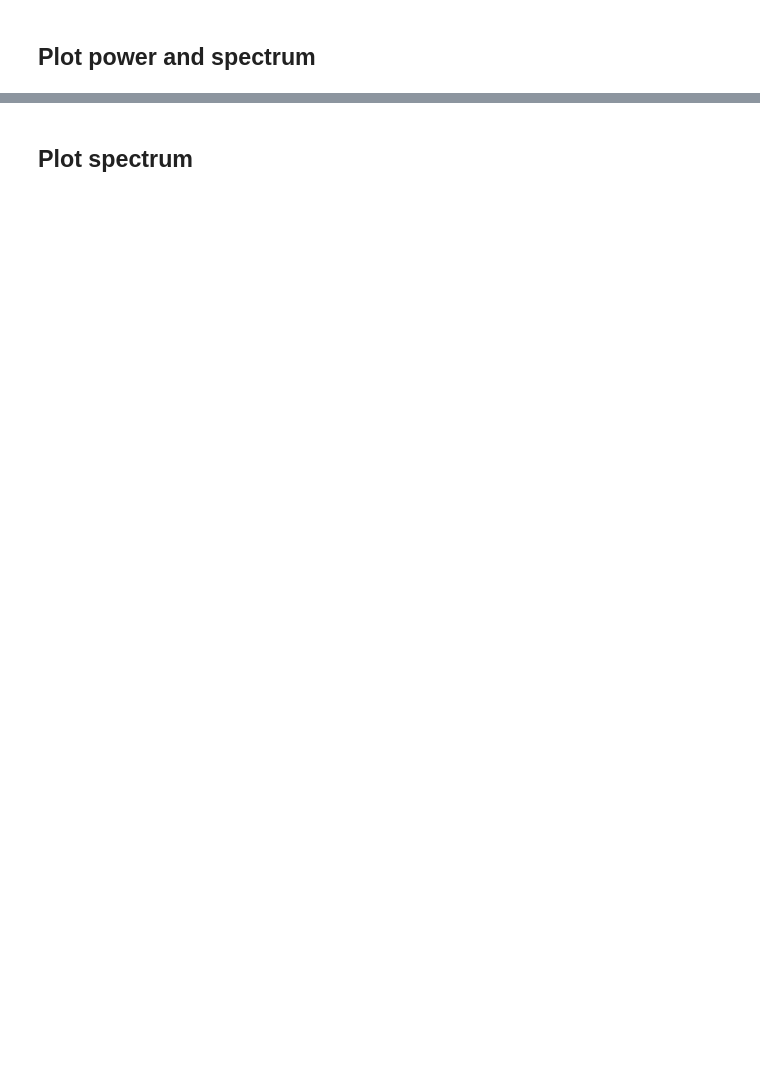
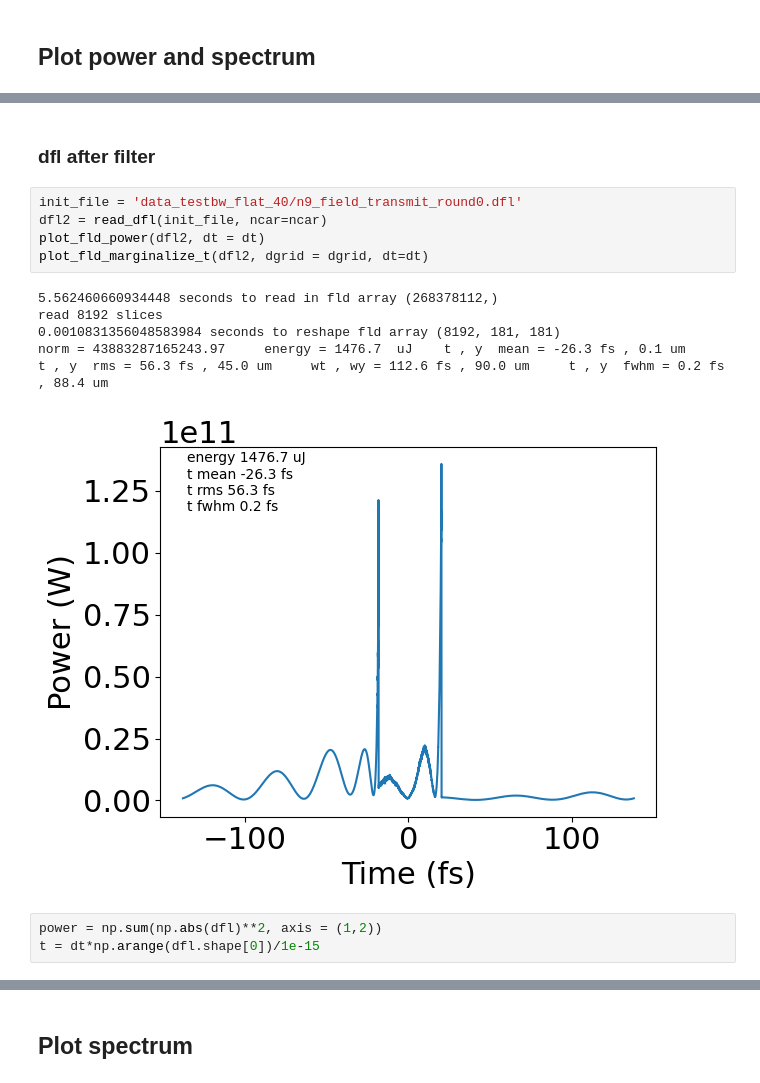
Before and after one commit to jy-tang/CBXFEL, a Jupyter notebook: process_output.ipynb, the cells around one changed output, grey strips where cells are left out. Drawn from its saved outputs; the diff is of its cells as text; blank space fills up the shorter version.

```diff
--- a/process_output.ipynb
+++ b/process_output.ipynb
@@ -107,0 +112,16 @@ norm = 5418311235.852207     energy = 0.2  uJ    x , y  mean = 153.2 um , -2.1 u
+# %% [markdown]
+### dfl after filter
+# %%
+init_file = 'data_testbw_flat_40/n9_field_transmit_round0.dfl'
+dfl2 = read_dfl(init_file, ncar=ncar)
+plot_fld_power(dfl2, dt = dt)
+plot_fld_marginalize_t(dfl2, dgrid = dgrid, dt=dt)
+# %% [output]
+5.562460660934448 seconds to read in fld array (268378112,)
+read 8192 slices
+0.0010831356048583984 seconds to reshape fld array (8192, 181, 181)
+norm = 43883287165243.97     energy = 1476.7  uJ    t , y  mean = -26.3 fs , 0.1 um      t , y  rms = 56.3 fs , 45.0 um     wt , wy = 112.6 fs , 90.0 um     t , y  fwhm = 0.2 fs , 88.4 um
+[figure, added]
+# %%
+power = np.sum(np.abs(dfl)**2, axis = (1,2))
+t = dt*np.arange(dfl.shape[0])/1e-15
```
Also changed, not shown: parts of 12 cells of this notebook, 28 other files.
